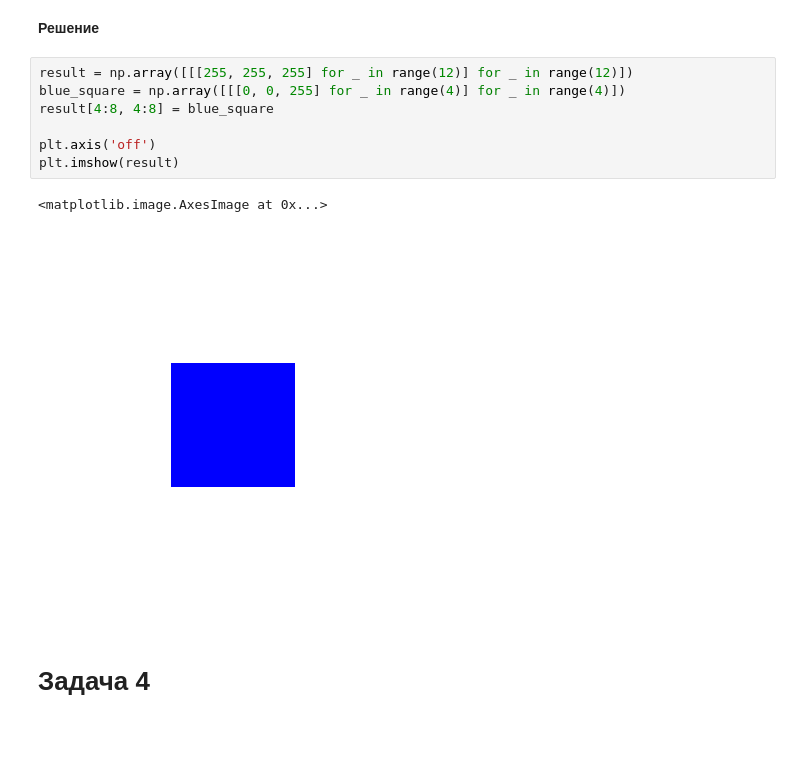
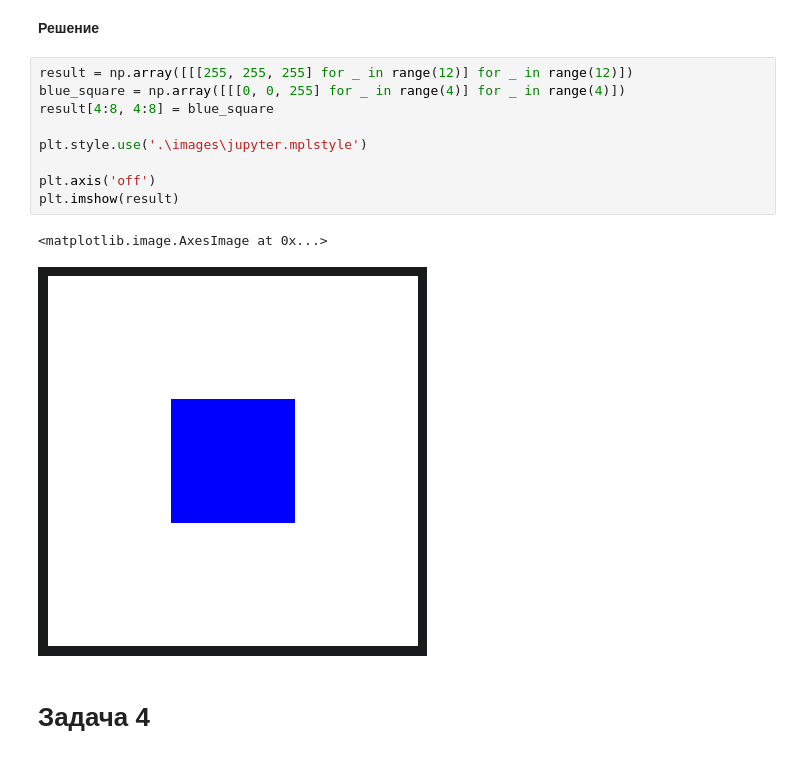
Before and after one commit to learning-AIU/python-analysis-6, a Jupyter notebook: hw_pro.ipynb, the cells around one changed output. Saved outputs shown, nothing was run; the diff lists cells and outputs as text.

```diff
--- a/hw_pro.ipynb
+++ b/hw_pro.ipynb
@@ -67,13 +67,15 @@ print(passed.sum())
 # %%
 result = np.array([[[255, 255, 255] for _ in range(12)] for _ in range(12)])
 blue_square = np.array([[[0, 0, 255] for _ in range(4)] for _ in range(4)])
 result[4:8, 4:8] = blue_square
 
+plt.style.use('.\images\jupyter.mplstyle')
+
 plt.axis('off')
 plt.imshow(result)
 # %% [output]
 <matplotlib.image.AxesImage at 0x...>
-[figure, old version]
+[figure, new version]
 # %% [markdown]
 # Задача 4
 # %% [markdown]
```
Also changed, not shown: parts of 5 cells of this notebook, 1 other file.
